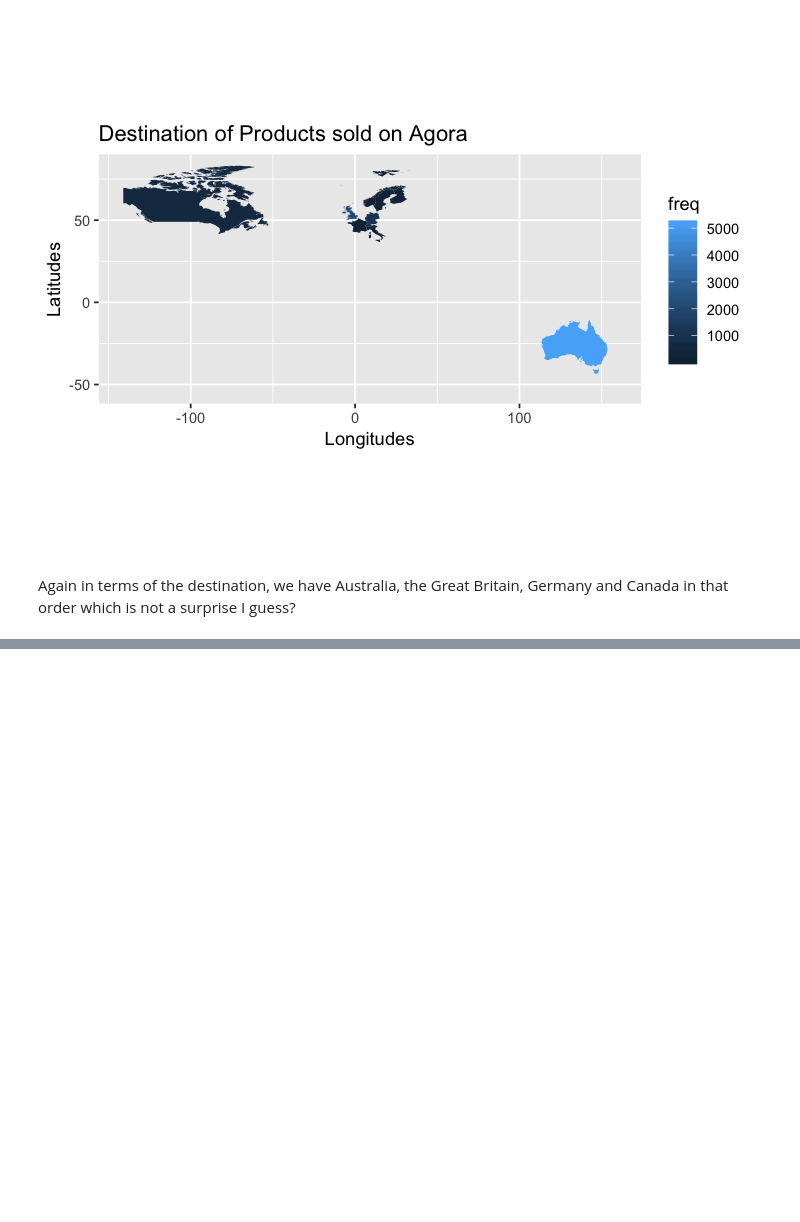
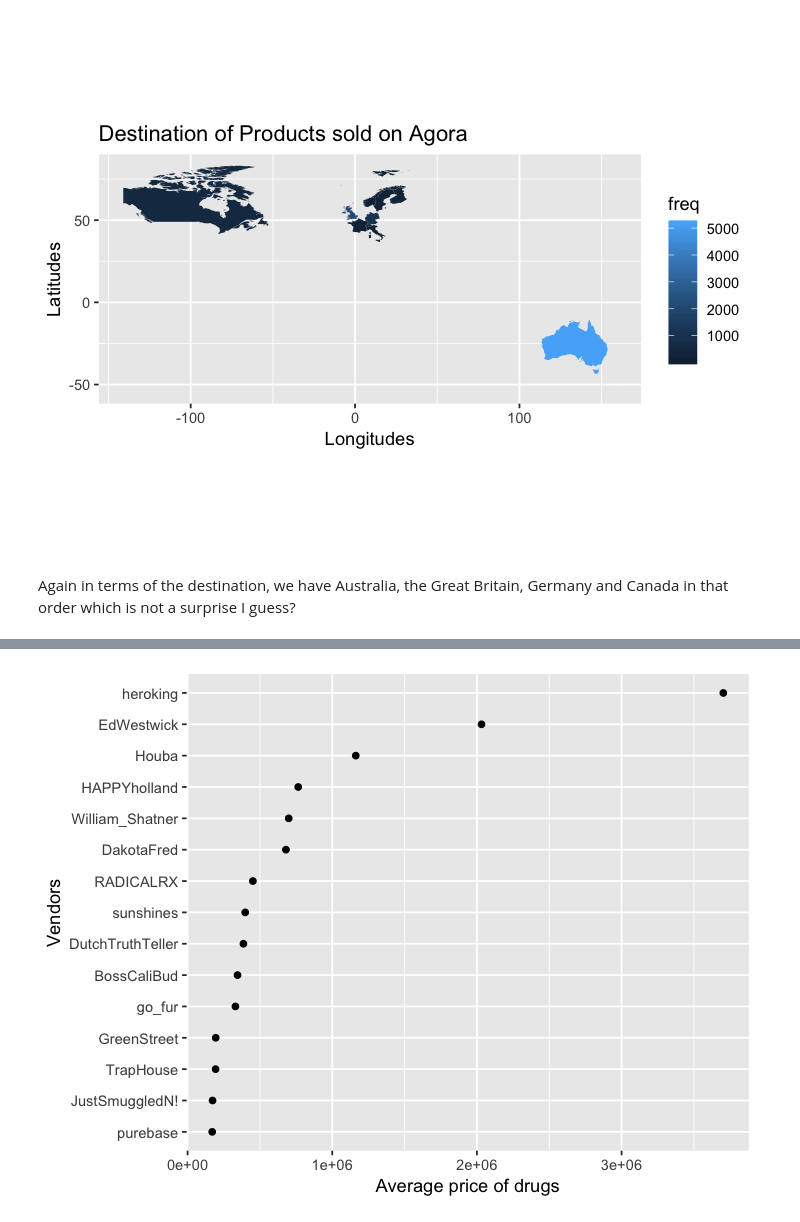
Before and after one commit to adityashrm21/exploratory_data_analysis, a Jupyter notebook: dark_net_marketplace/exploring_dark_market.ipynb, the cells around one changed output, grey strips where cells are left out. Saved outputs shown, nothing was run; the diff lists cells and outputs as text; code cells hidden in the pictures; blank space fills up the shorter version.

```diff
--- a/dark_net_marketplace/exploring_dark_market.ipynb
+++ b/dark_net_marketplace/exploring_dark_market.ipynb
@@ -550,0 +613,7 @@ Warning message:
+# %%
+most_expensive_drug_dealers %>%
+    ggplot(aes(x = avg_price_drugs, y = fct_reorder(Vendor, avg_price_drugs))) +
+    geom_point() +
+    labs(x = "Average price of drugs", y = "Vendors")
+# %% [output]
+[figure, added]
```
Also changed, not shown: parts of 19 cells of this notebook.
